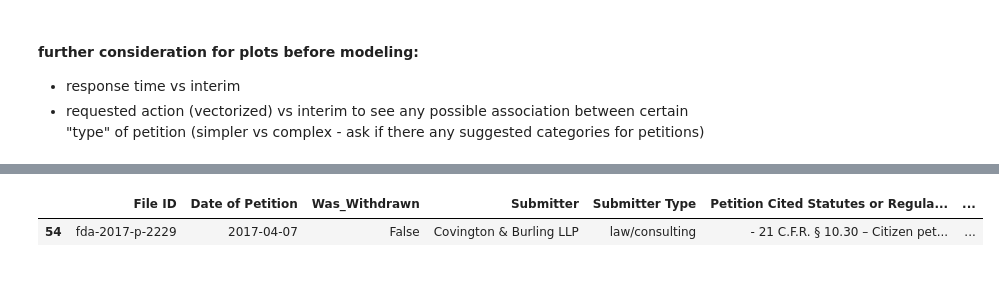
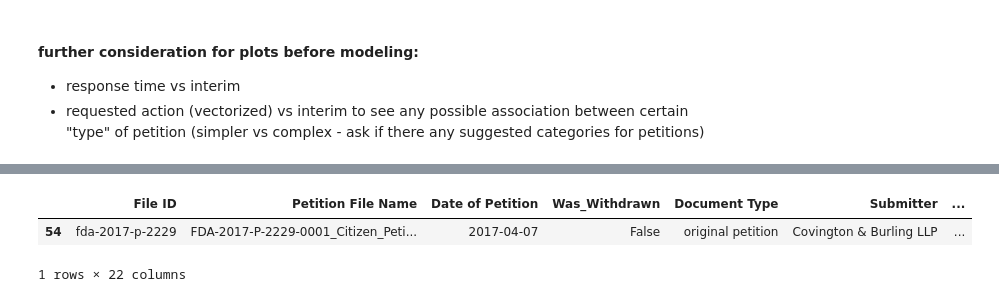
Before and after one commit to aanht/ucb-fda-citizen-project, a Jupyter notebook: FDA_Citizen_Visualizations.ipynb, the cells around one changed output, grey strips where cells are left out. Drawn from its saved outputs; the diff is of its cells as text; code cells hidden in the pictures.

```diff
--- a/FDA_Citizen_Visualizations.ipynb
+++ b/FDA_Citizen_Visualizations.ipynb
@@ -202,8 +249,9 @@ Text(0.5, 1.0, 'Response Time vs. Number of Interim Responses')
 # %%
-d[d["Number of Interim Responses"] == 2]
+df[df["Count of Interim"] == 2]
 # %% [output]
-|  | File ID | Date of Petition | Was_Withdrawn | Submitter | Submitter Type | Petition Cited Statutes or Regula... | ... |
-| 54 | fda-2017-p-2229 | 2017-04-07 | False | Covington & Burling LLP | law/consulting | - 21 C.F.R. § 10.30 – Citizen pet... | ... |
+|  | File ID | Petition File Name | Date of Petition | Was_Withdrawn | Document Type | Submitter | ... |
+| 54 | fda-2017-p-2229 | FDA-2017-P-2229-0001_Citizen_Peti... | 2017-04-07 | False | original petition | Covington & Burling LLP | ... |
+1 rows × 22 columns
 # %%
 d[d["Response Time (Days)"] < 0]
 # %% [output]
```
Also changed, not shown: parts of 16 cells of this notebook, 4 other files.
